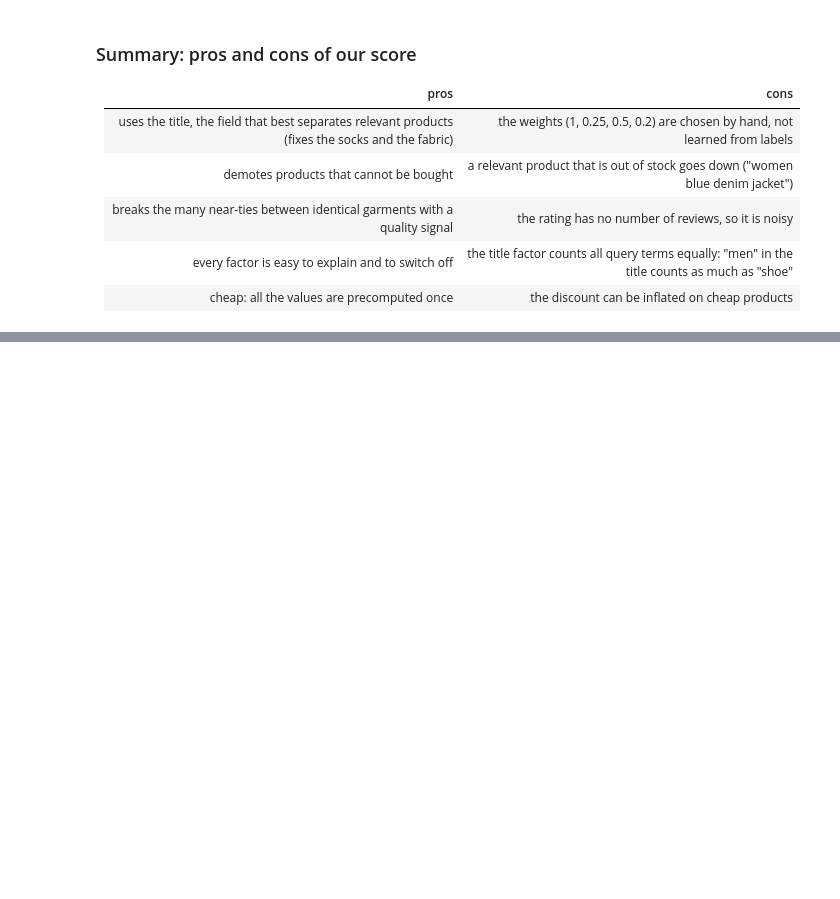
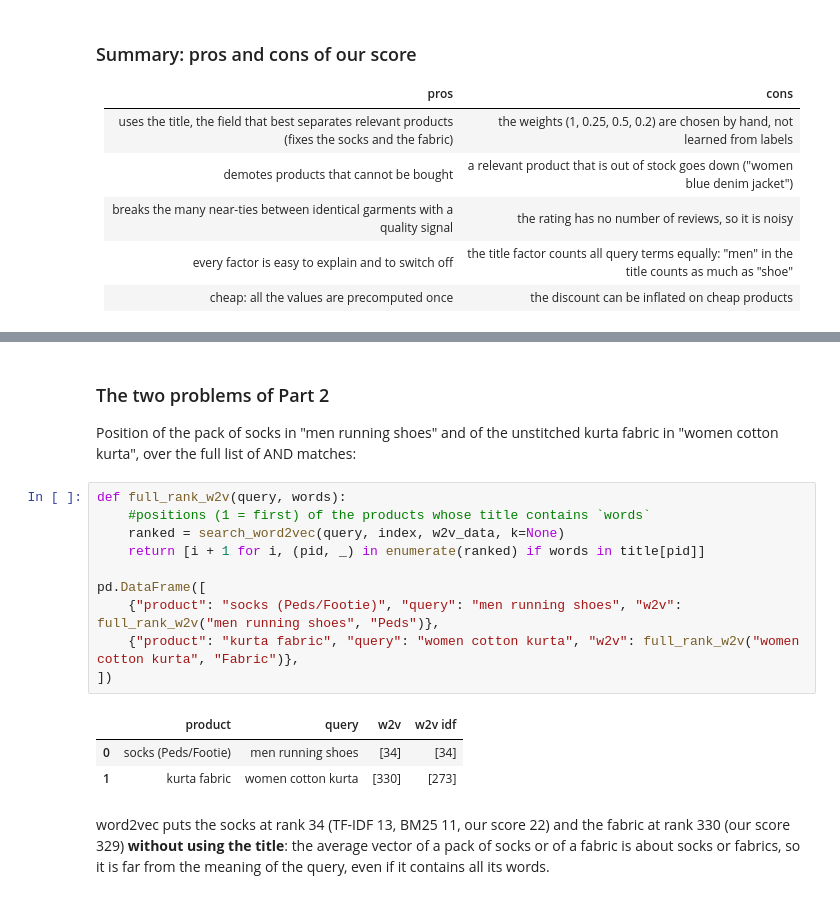
Before and after one commit to elenagotlost/irwa-search-engine, a Jupyter notebook: project_progress/part_3/part_3.ipynb, the cells around one changed output, grey strips where cells are left out. Cells and saved outputs as stored; diff of their text form; blank space fills up the shorter version.

```diff
--- a/project_progress/part_3/part_3.ipynb
+++ b/project_progress/part_3/part_3.ipynb
@@ -497,0 +682,23 @@ like an error.
+# %% [markdown]
+### The two problems of Part 2
+
+Position of the pack of socks in "men running shoes" and of the unstitched kurta fabric in
+"women cotton kurta", over the full list of AND matches:
+# %%
+def full_rank_w2v(query, words):
+    #positions (1 = first) of the products whose title contains `words`
+    ranked = search_word2vec(query, index, w2v_data, k=None)
+    return [i + 1 for i, (pid, _) in enumerate(ranked) if words in title[pid]]
+
+pd.DataFrame([
+    {"product": "socks (Peds/Footie)", "query": "men running shoes", "w2v": full_rank_w2v("men running shoes", "Peds")},
+    {"product": "kurta fabric", "query": "women cotton kurta", "w2v": full_rank_w2v("women cotton kurta", "Fabric")},
+])
+# %% [output]
+|  | product | query | w2v | w2v idf |
+| 0 | socks (Peds/Footie) | men running shoes | [34] | [34] |
+| 1 | kurta fabric | women cotton kurta | [330] | [273] |
+# %% [markdown]
+word2vec puts the socks at rank 34 (TF-IDF 13, BM25 11, our score 22) and the fabric at rank 330
+(our score 329) **without using the title**: the average vector of a pack of socks or of a fabric is
+about socks or fabrics, so it is far from the meaning of the query, even if it contains all its words.
```
Also changed, not shown: parts of 8 cells of this notebook, 1 other file.
